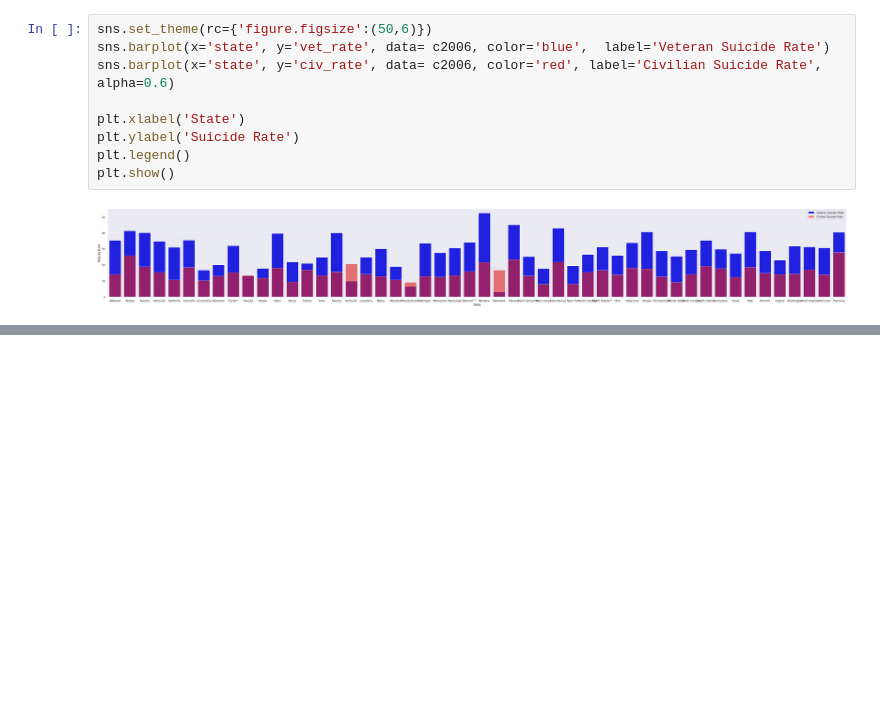
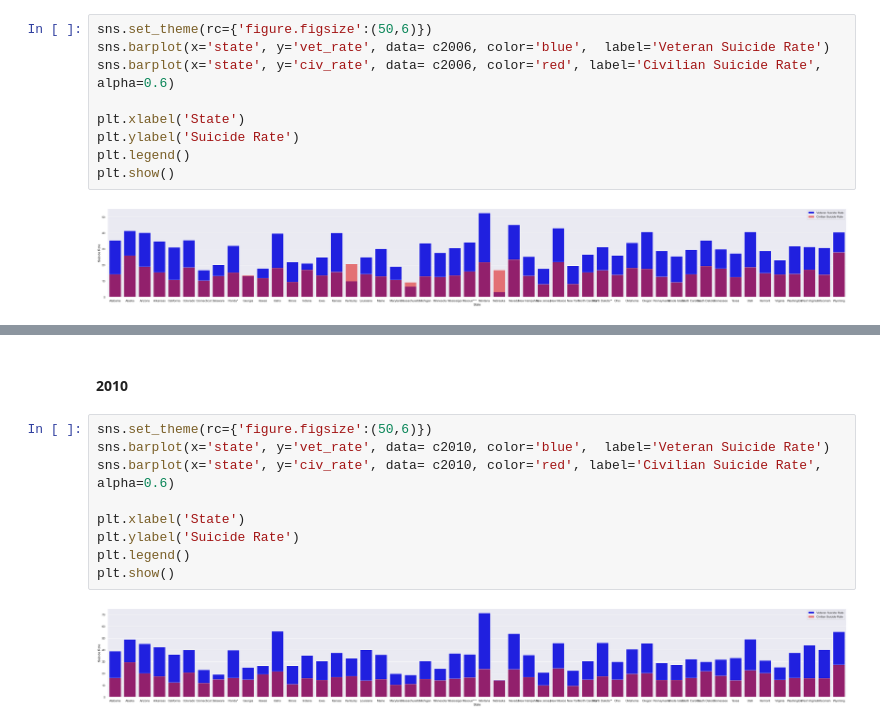
Before and after one commit to LuciMcD/Capstone-Project-MCDANIEL, a Jupyter notebook: EDAnotebook.ipynb, the cells around one changed output, grey strips where cells are left out. Drawn from its saved outputs; the diff is of its cells as text; blank space fills up the shorter version.

```diff
--- a/EDAnotebook.ipynb
+++ b/EDAnotebook.ipynb
@@ -337,0 +381,13 @@ plt.show()
+# %% [markdown]
+#### 2010
+# %%
+sns.set_theme(rc={'figure.figsize':(50,6)})
+sns.barplot(x='state', y='vet_rate', data= c2010, color='blue',  label='Veteran Suicide Rate')
+sns.barplot(x='state', y='civ_rate', data= c2010, color='red', label='Civilian Suicide Rate', alpha=0.6)
+
+plt.xlabel('State')
+plt.ylabel('Suicide Rate')
+plt.legend()
+plt.show()
+# %% [output]
+[figure, added]
```
Also changed, not shown: parts of 10 cells of this notebook.
